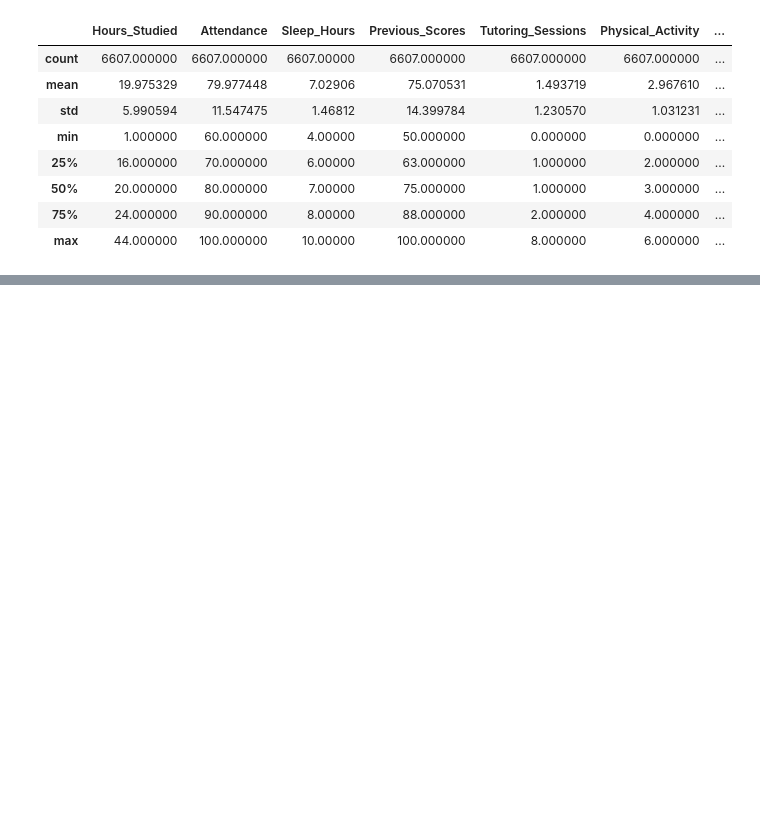
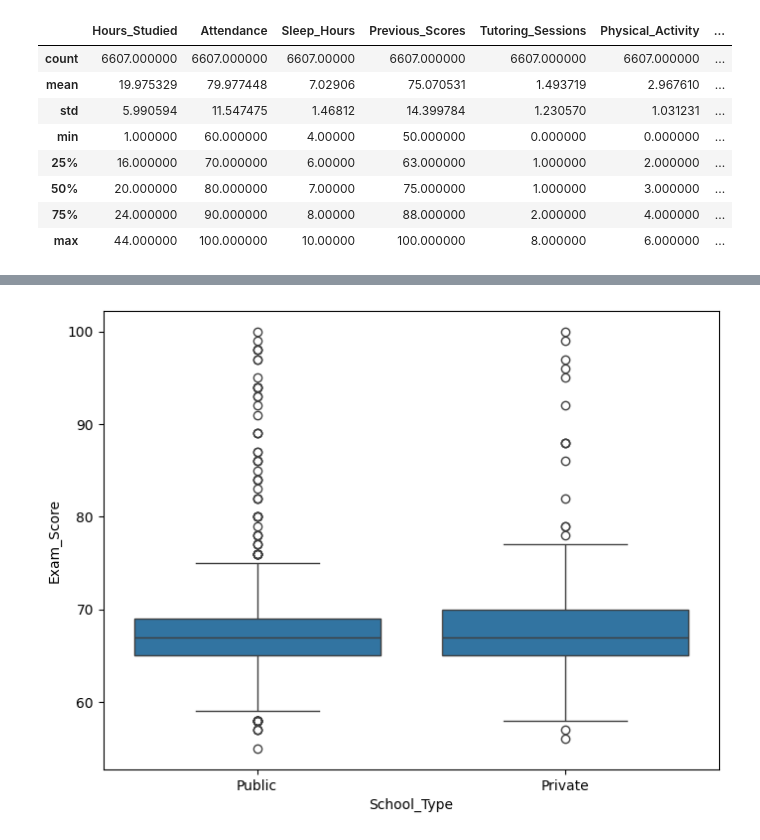
Before and after one commit to LuqGon/student_performance, a Jupyter notebook: student_performance_factors.ipynb, the cells around one changed output, grey strips where cells are left out. Drawn from its saved outputs; the diff is of its cells as text; code cells hidden in the pictures; blank space fills up the shorter version.

```diff
--- a/student_performance_factors.ipynb
+++ b/student_performance_factors.ipynb
@@ -139,0 +132,6 @@ fff
+# %%
+plt.figure(figsize=(8,6))
+sns.boxplot(data=student_performance, x='School_Type', y='Exam_Score')
+plt.show()
+# %% [output]
+[figure, added]
```
Also changed, not shown: parts of 24 cells of this notebook.
